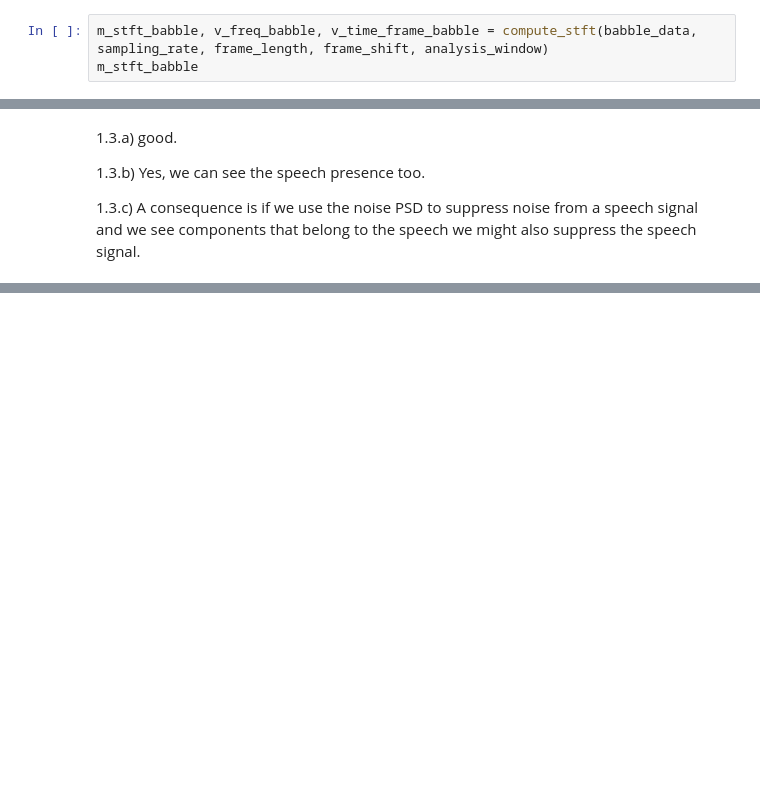
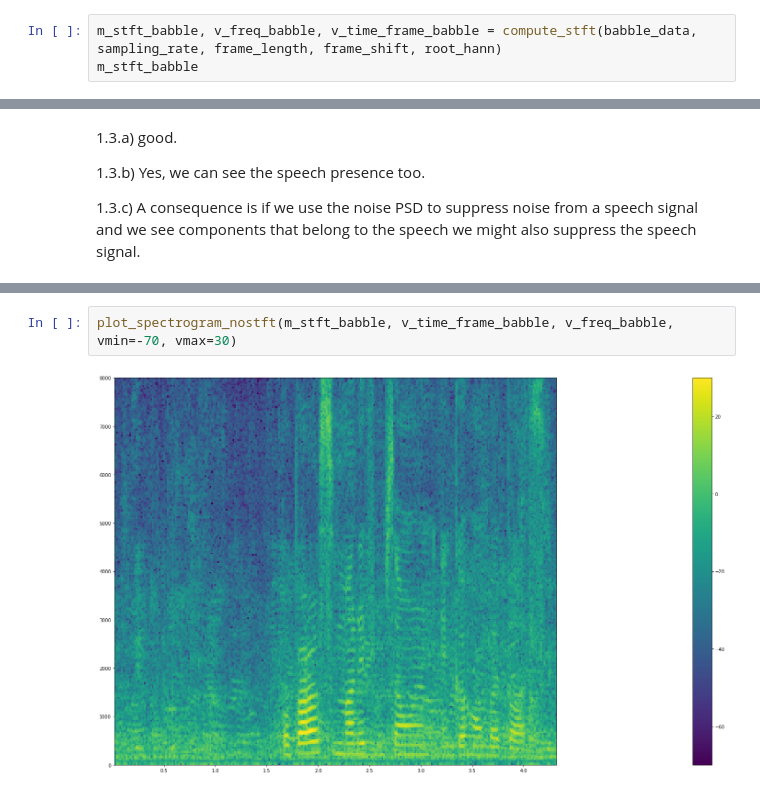
Before and after one commit to angelonti/uhh_ssp_summer2023, a Jupyter notebook: exercise6/exercise6.ipynb, the cells around one changed output, grey strips where cells are left out. Cells and saved outputs as stored; diff of their text form; blank space fills up the shorter version.

```diff
--- a/exercise6/exercise6.ipynb
+++ b/exercise6/exercise6.ipynb
@@ -106,7 +107,7 @@ array([   0.  ,   31.25,   62.5 ,   93.75,  125.  ,  156.25,  187.5 ,
        7656.25, 7687.5 , 7718.75, 7750.  , 7781.25, 7812.5 , 7843.75,
        7875.  , 7906.25, 7937.5 , 7968.75, 8000.  ])
 # %%
-m_stft_babble, v_freq_babble, v_time_frame_babble = compute_stft(babble_data, sampling_rate, frame_length, frame_shift, analysis_window)
+m_stft_babble, v_freq_babble, v_time_frame_babble = compute_stft(babble_data, sampling_rate, frame_length, frame_shift, root_hann)
 m_stft_babble
 # %% [output]
 array([[ 2.24318504e-01+0.j        , -2.99490664e-01+0.31501417j,
@@ -355,0 +445,4 @@ plot_spectrogram_nostft(m_noise_psd_babble, v_time_frame_babble, v_freq_babble)
+# %%
+plot_spectrogram_nostft(m_stft_babble, v_time_frame_babble, v_freq_babble, vmin=-70, vmax=30)
+# %% [output]
+[figure, added]
```
Also changed, not shown: parts of 27 cells of this notebook.
